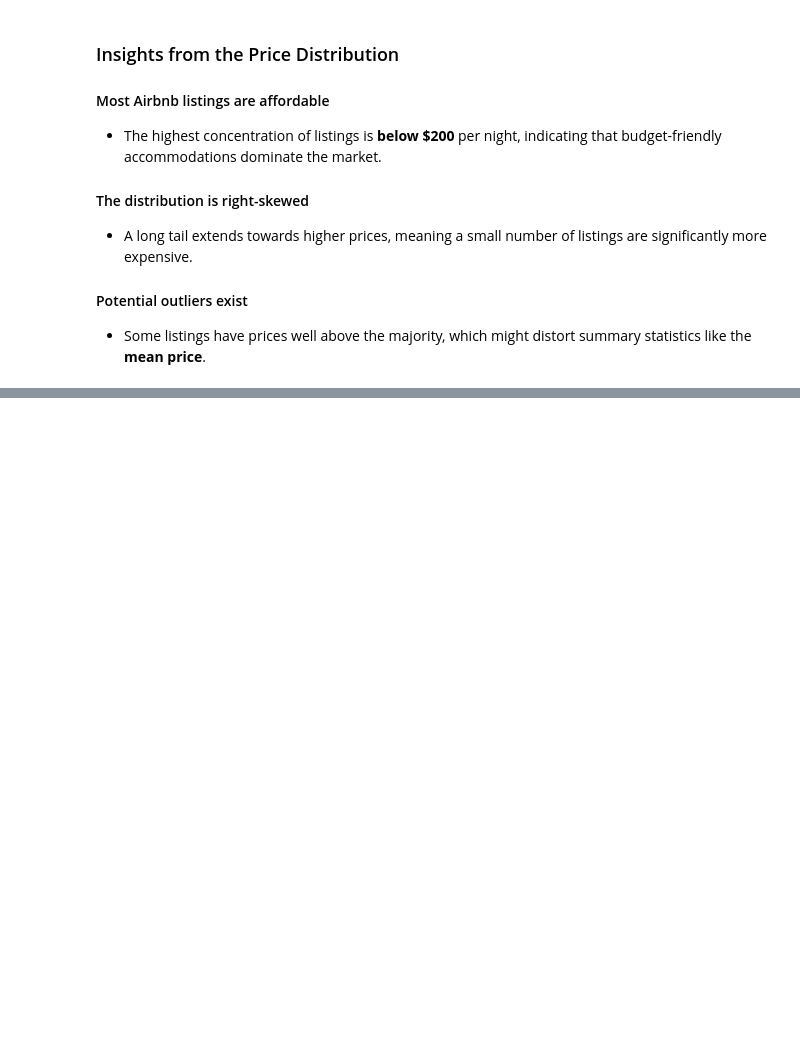
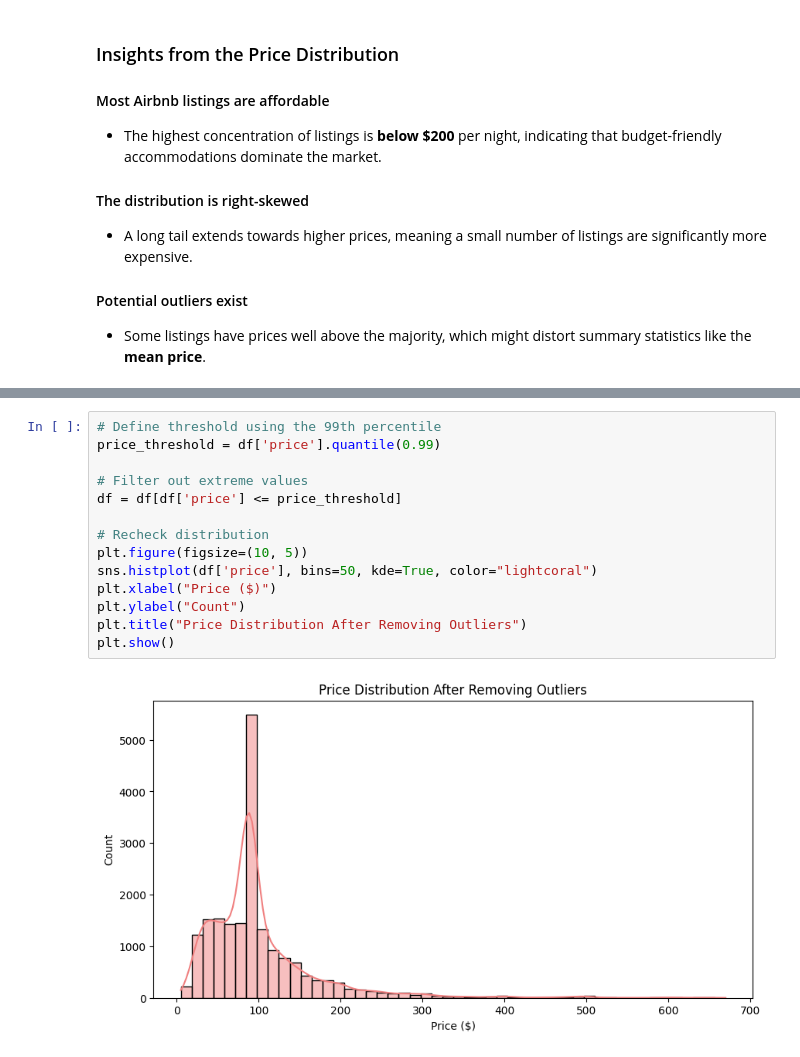
Before and after one commit to SelmahT/AirBnb-EDA, a Jupyter notebook: analysis.ipynb, the cells around one changed output, grey strips where cells are left out. Saved outputs shown, nothing was run; the diff lists cells and outputs as text; blank space fills up the shorter version.

Commit message:
Updated analysis of the price distributions

```diff
--- a/analysis.ipynb
+++ b/analysis.ipynb
@@ -132,0 +141,16 @@ plt.show()
+# %%
+# Define threshold using the 99th percentile
+price_threshold = df['price'].quantile(0.99)
+
+# Filter out extreme values
+df = df[df['price'] <= price_threshold]
+
+# Recheck distribution
+plt.figure(figsize=(10, 5))
+sns.histplot(df['price'], bins=50, kde=True, color="lightcoral")
+plt.xlabel("Price ($)")
+plt.ylabel("Count")
+plt.title("Price Distribution After Removing Outliers")
+plt.show()
+# %% [output]
+[figure, added]
```
Also changed, not shown: parts of 11 cells of this notebook.
